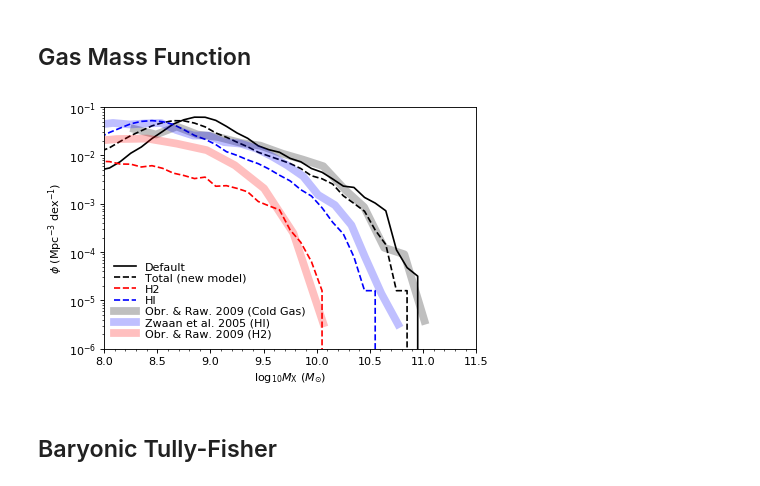
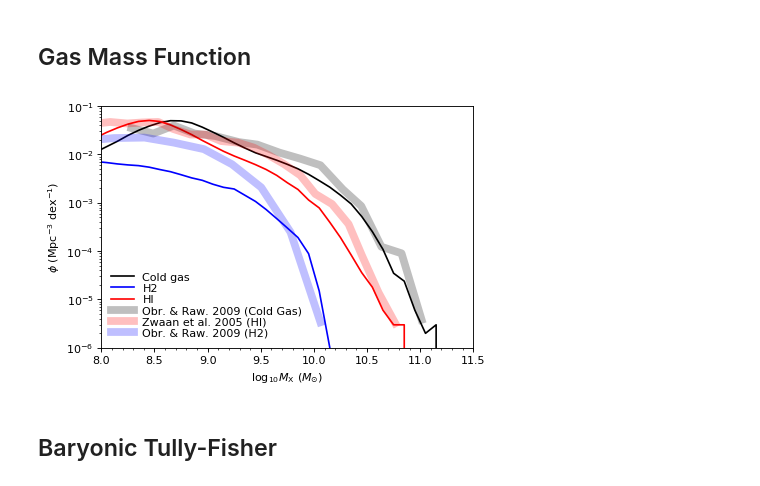
Before and after one commit to darrencroton/sage, a Jupyter notebook: analysis/allresults.ipynb, the cells around one changed output. Saved outputs shown, nothing was run; the diff lists cells and outputs as text; code cells hidden in the pictures.

```diff
--- a/analysis/allresults.ipynb
+++ b/analysis/allresults.ipynb
@@ -216,9 +214,9 @@ def read_one_file(name, Galdesc):
     G = G.view(recarray)
     return G
 # %%
-Galdesc = galdtype()
-Galdesc1 = galdtype1()
-Galdesc2 = galdtype2()
+Galdesc = galdtype1()
+#Galdesc1 = galdtype1()
+#Galdesc2 = galdtype2()
 
 for i in range(len(redshift)):
     G_snap = []
@@ -228,9 +226,13 @@ for i in range(len(redshift)):
 
     for k in range(firstfile, lastfile+1):
         name = (directory+filename+'_z'+f'{redshift[i]:.3f}'+'_'+f'{k}')
-        G = read_one_file(name, Galdesc1)
+        G = read_one_file(name, Galdesc)
         G_snap.extend(G)
-    for j in range(firstfile, lastfile+1):
+
+    G_snap = np.array(G_snap)
+    G_snap = G_snap.view(recarray)
+'''
+        for j in range(firstfile, lastfile+1):
         name1 = (directory1+filename+'_z'+f'{redshift[i]:.3f}'+'_'+f'{j}')
         #snapshot 0 = redshift 127, snapshot 63 = redshift 0
         G1 = read_one_file(name1, Galdesc1)
@@ -241,9 +243,8 @@ for i in range(len(redshift)):
         G2 = read_one_file(name2, Galdesc2)
         G_snap2.extend(G2)
 
-    G_snap = np.array(G_snap)
     G_snap1 = np.array(G_snap1)
-    G_snap = G_snap.view(recarray)
     G_snap1 = G_snap1.view(recarray)
     G_snap2 = np.array(G_snap2)
     G_snap2 = G_snap2.view(recarray)
+'''
@@ -646,30 +580,25 @@ binwidth = 0.1
 
 w = np.where(G_snap.ColdGas > 0.0)[0]
 mass = np.log10(G_snap.ColdGas[w] * 1.0e10 / Hubble_h)
-w1 = np.where(G_snap1.ColdGas > 0.0)[0]
-mass1 = np.log10(G_snap1.ColdGas[w1] * 1.0e10 / Hubble_h)
-H2 = np.log10(G_snap1.f_H2[w1] * G_snap1.ColdGas[w1] * 1.0e10 / Hubble_h)
-HI = np.log10(G_snap1.f_HI[w1] * G_snap1.ColdGas[w1] * 1.0e10 / Hubble_h)
+H2 = np.log10(G_snap.f_H2[w1] * G_snap.ColdGas[w1] * 1.0e10 / Hubble_h)
+HI = np.log10(G_snap.f_HI[w1] * G_snap.ColdGas[w1] * 1.0e10 / Hubble_h)
 
-mi = np.floor(min(mass1)) - 2
-ma = np.floor(max(mass1)) + 2
+mi = np.floor(min(mass)) - 2
+ma = np.floor(max(mass)) + 2
 NB = int((ma - mi) / binwidth)
 
 (counts, binedges) = np.histogram(mass, range=(mi, ma), bins=NB)
-(counts1, binedges1) = np.histogram(mass1, range=(mi, ma), bins=NB)
 (counts2, binedges2) = np.histogram(H2, range=(mi, ma), bins=NB)
 (counts3, binedges3) = np.histogram(HI, range=(mi, ma), bins=NB)
 
 # Set the x-axis values to be the centre of the bins
 xaxeshisto = binedges[:-1] + 0.5 * binwidth
-xaxeshisto1 = binedges1[:-1] + 0.5 * binwidth
 xaxeshisto2 = binedges2[:-1] + 0.5 * binwidth
 xaxeshisto3 = binedges3[:-1] + 0.5 * binwidth
 
-plt.plot(xaxeshisto, counts / (BoxSize/Hubble_h)**3 / binwidth, 'k-', label='Default')
-plt.plot(xaxeshisto1, counts1/ (BoxSize/Hubble_h)**3 / binwidth, 'k--', label='Total (new model)')
-plt.plot(xaxeshisto2, counts2/ (BoxSize/Hubble_h)**3 / binwidth, 'r--', label='H2')
-plt.plot(xaxeshisto3, counts3/ (BoxSize/Hubble_h)**3 / binwidth, 'b--', label='HI')
+plt.plot(xaxeshisto, counts / (BoxSize/Hubble_h)**3 / binwidth, 'k-', label='Cold gas')
+plt.plot(xaxeshisto2, counts2/ (BoxSize/Hubble_h)**3 / binwidth, 'b-', label='H2')
+plt.plot(xaxeshisto3, counts3/ (BoxSize/Hubble_h)**3 / binwidth, 'r-', label='HI')
 
 Zwaan = np.array([[6.933,   -0.333],
             [7.057,   -0.490],
@@ -723,37 +652,37 @@ ObrCold = np.array([
             [9.999,   -2.312],
             [10.172,  -2.656],
             [10.362,  -3.500],
             [10.551,  -3.635],
             [10.740,  -5.010]        ], dtype=np.float32)
 
 ObrCold_xval = np.log10(10**(ObrCold[:, 0])  /Hubble_h/Hubble_h)
 ObrCold_yval = (10**(ObrCold[:, 1]) * Hubble_h*Hubble_h*Hubble_h)
 Zwaan_xval = np.log10(10**(Zwaan[:, 0]) /Hubble_h/Hubble_h)
 Zwaan_yval = (10**(Zwaan[:, 1]) * Hubble_h*Hubble_h*Hubble_h)
 ObrRaw_xval = np.log10(10**(ObrRaw[:, 0])  /Hubble_h/Hubble_h)
 ObrRaw_yval = (10**(ObrRaw[:, 1]) * Hubble_h*Hubble_h*Hubble_h)
 
 plt.plot(ObrCold_xval, ObrCold_yval, color='black', lw = 7, alpha=0.25, label='Obr. & Raw. 2009 (Cold Gas)')
-plt.plot(Zwaan_xval, Zwaan_yval, color='blue', lw = 7, alpha=0.25, label='Zwaan et al. 2005 (HI)')
-plt.plot(ObrRaw_xval, ObrRaw_yval, color='red', lw = 7, alpha=0.25, label='Obr. & Raw. 2009 (H2)')
+plt.plot(Zwaan_xval, Zwaan_yval, color='red', lw = 7, alpha=0.25, label='Zwaan et al. 2005 (HI)')
+plt.plot(ObrRaw_xval, ObrRaw_yval, color='blue', lw = 7, alpha=0.25, label='Obr. & Raw. 2009 (H2)')
 
 plt.yscale('log', nonposy='clip')
 plt.axis([8.0, 11.5, 1.0e-6, 1.0e-1])
 
 ax.xaxis.set_minor_locator(plt.MultipleLocator(0.1))
 
 plt.ylabel(r'$\phi\ (\mathrm{Mpc}^{-3}\ \mathrm{dex}^{-1})$')
 plt.xlabel(r'$\log_{10} M_{\mathrm{X}}\ (M_{\odot})$')
 
 leg = plt.legend(loc=0, numpoints=1, labelspacing=0.1)
 leg.draw_frame(False)  # Don't want a box frame
 for t in leg.get_texts():  # Reduce the size of the text
     t.set_fontsize('medium')
 
-plt.savefig('plots/GMF-dust.png')
+plt.savefig('GMF-dust.png')
 plt.show()
 # %% [output]
-[figure, old version]
+[figure, new version]
 # %% [markdown]
 ## Baryonic Tully-Fisher
 # %%
```
Also changed, not shown: parts of 10 cells of this notebook, 1 other file.
